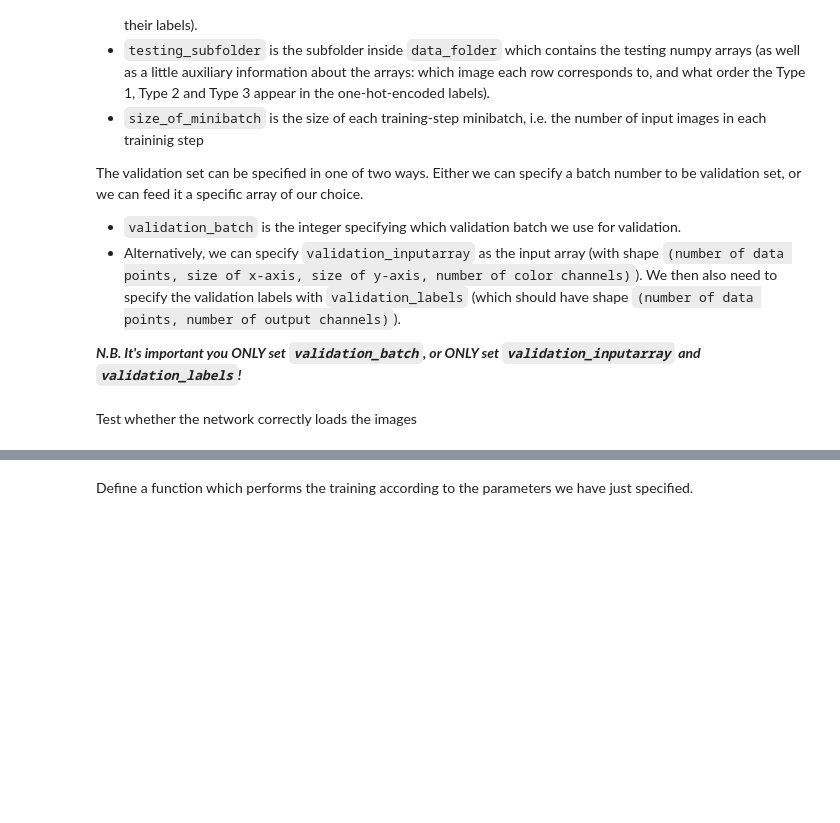
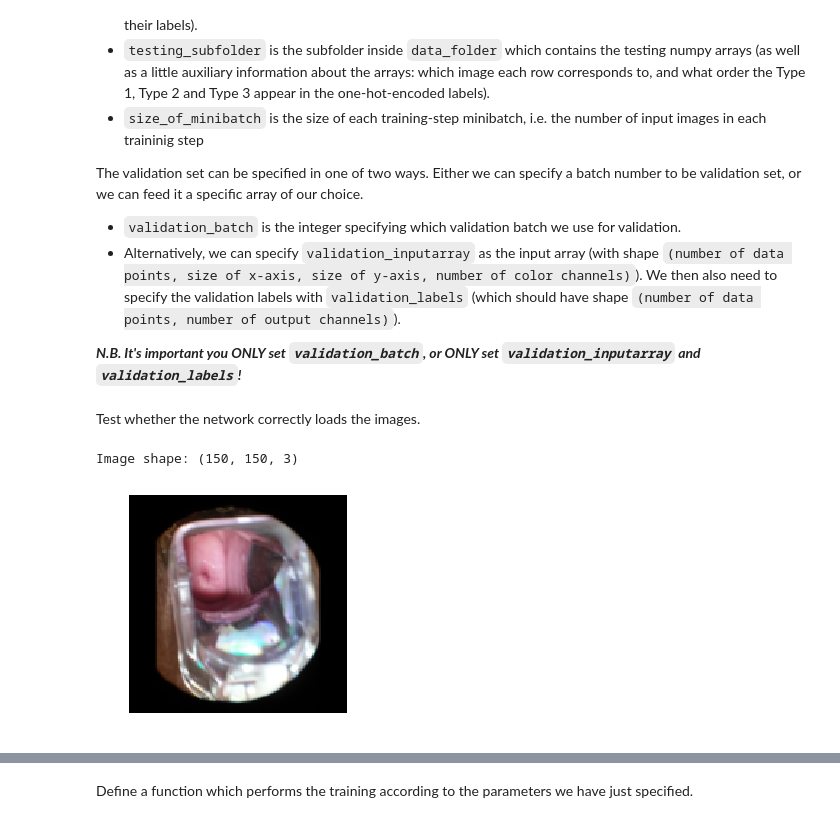
Before and after one commit to Mamta-Arora/Kaggle-MobileODT-Cancer-Screening, a Jupyter notebook: FullWorkflow.ipynb, the cells around one changed output, grey strips where cells are left out. Saved outputs shown, nothing was run; the diff lists cells and outputs as text; code cells hidden in the pictures; blank space fills up the shorter version.

```diff
--- a/FullWorkflow.ipynb
+++ b/FullWorkflow.ipynb
@@ -242,21 +333,20 @@ We will train on a network with a specific architecture. To speed up training, w
  - `model_name` is the model's name, used when saving and loading trained models.
 # %%
 # ===================== USER INPUT =====================
-input_shape = (80, 80, 3)
+input_shape = (150, 150, 3)
 output_channels = 3
 convolutional_layers = [[20, (4, 4), (1, 1), (2, 2), (2, 2)],
-                        [5, (1, 1), (1, 1), (1, 1), (1, 1)],
                         [40, (4, 4), (1, 1), (2, 2), (2, 2)]]
 connected_layers = [100, 30]
 keep_prob = 0.5
 learning_rate = 0.001 # standard value is 0.001
-model_name = "lenet_3x2" # This name means we have 3 convolutional layers and 2 fully connected layers
+model_name = "lenet_2x2_nocrop" # This name means we have 2 convolutional layers and 2 fully connected layers
 # ======================================================
 # %% [markdown]
 Now we initialize the network with the properties specified above.
 # %%
 # ============ DOES NOT REQUIRE USER INPUT =============
-simple_network = ConvNet(input_shape=input_shape,
+network_nocrop = ConvNet(input_shape=input_shape,
                          output_channels=output_channels,
                          convolutional_layers=convolutional_layers,
                          connected_layers=connected_layers,
@@ -284,10 +374,10 @@ from modules.neural_network import oversample
 
 # ===================== USER INPUT =====================
 data_folder = "./TensorFlow_data"
-training_subfolder = "/training_data"
-testing_subfolder = "/testing_data"
+training_subfolder = "/training_data_nocrop"
+testing_subfolder = "/testing_data_nocrop"
 size_of_minibatch = 2**6
-totnumbatches = simple_network.count_training_batches(data_folder + training_subfolder)
+totnumbatches = network_nocrop.count_training_batches(data_folder + training_subfolder)
 validation_batch = 0
 validation_inputarray = []
 validation_labels = []
@@ -295,8 +385,11 @@ validation_labels = []
 #(validation_inputarray, validation_labels) = oversample(validation_inputarray, validation_labels)
 # ======================================================
 # %% [markdown]
-Test whether the network correctly loads the images
+Test whether the network correctly loads the images.
 # %%
 # ============ DOES NOT REQUIRE USER INPUT =============
-simple_network.test_loading(batch_and_index=(0, 30), batch_loc=(data_folder+training_subfolder))
+network_nocrop.test_loading(batch_and_index=(0, 32), batch_loc=(data_folder+training_subfolder))
+# %% [output]
+Image shape: (150, 150, 3)
+[figure, added]
 # %% [markdown]
```
Also changed, not shown: parts of 50 cells of this notebook.
